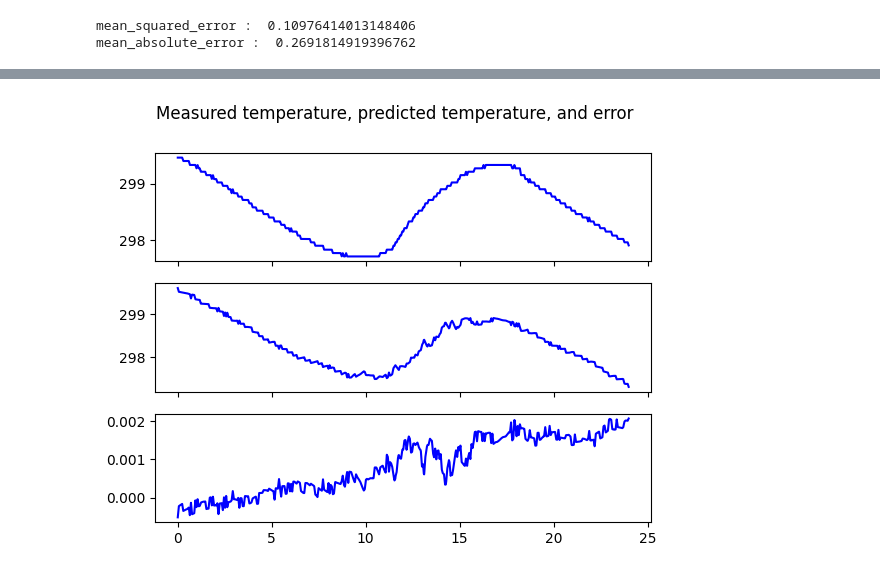
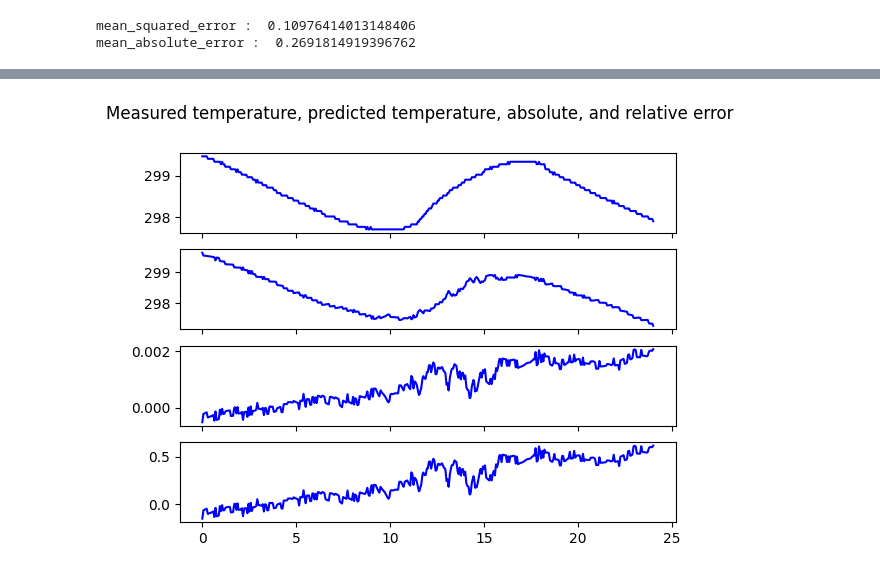
Before and after one commit to yajuna/linearRegression, a Jupyter notebook: linear_regression(version2_0).ipynb, the cells around one changed output, grey strips where cells are left out. Saved outputs shown, nothing was run; the diff lists cells and outputs as text; code cells hidden in the pictures.

```diff
--- a/linear_regression(version2_0).ipynb
+++ b/linear_regression(version2_0).ipynb
@@ -193,12 +193,13 @@ Current Time = 05:50:01
 # %%
 # visualization
 
-fig, axs = plt.subplots(3, sharex=True, sharey=False)
-fig.suptitle('Measured temperature, predicted temperature, and error')
+fig, axs = plt.subplots(4, sharex=True, sharey=False)
+fig.suptitle('Measured temperature, predicted temperature, absolute, and relative error')
 axs[0].plot(time, Y_test, 'b-', label='testing values')
 axs[1].plot(time, predictions, 'b-', label='predicted values')
 axs[2].plot(time, (Y_test - predictions)/Y_test, 'b-', label='Relative error')
+axs[3].plot(time, Y_test - predictions, 'b-', label='Absolute error')
 
 plt.show()
 # %% [output]
-[figure, old version]
+[figure, new version]
```
Also changed, not shown: parts of 3 cells of this notebook.
